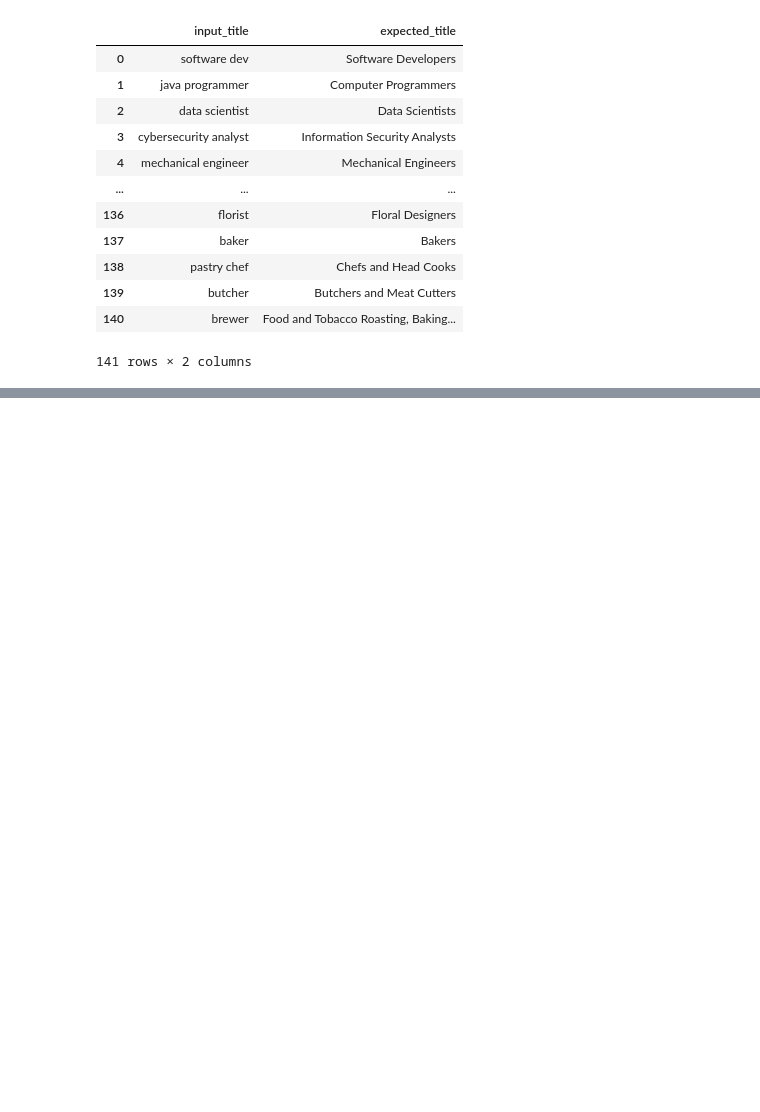
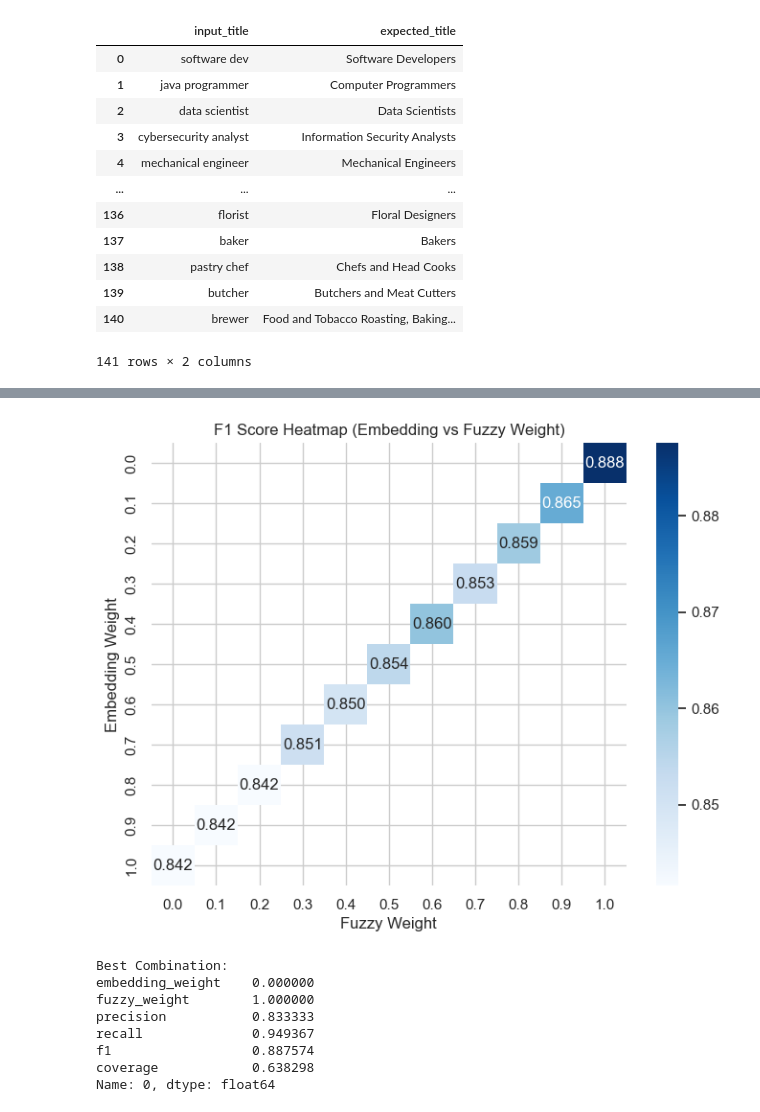
Before and after one commit to devinhelgeson/normalization_service, a Jupyter notebook: eval/evaluate_job_title_normalization.ipynb, the cells around one changed output, grey strips where cells are left out. Drawn from its saved outputs; the diff is of its cells as text; code cells hidden in the pictures; blank space fills up the shorter version.

```diff
--- a/eval/evaluate_job_title_normalization.ipynb
+++ b/eval/evaluate_job_title_normalization.ipynb
@@ -86,12 +255,8 @@ def evaluate_api(endpoint, params, eval_data):
 # %%
 df, metrics = evaluate_api(
     endpoint="http://127.0.0.1:8000/match/embedding",
-    params={
-        "limit": 1,
-        "embedding_score_threshold": 0.0
-    },
-    eval_data=eval_df
+    params={"limit": 1, "embedding_score_threshold": 0.6484985174538472},
+    eval_data=eval_df,
 )
 print(metrics)
-df
 # %% [output]
@@ -364,0 +309,26 @@ for name,_,_,_,df in experiments:
+# %%
+best_row = results_df.sort_values("f1", ascending=False).iloc[0]
+
+pivot_df = results_df.pivot(
+    index="embedding_weight", columns="fuzzy_weight", values="f1"
+)
+
+plt.figure(figsize=(8, 6))
+sns.heatmap(pivot_df, annot=True, fmt=".3f", cmap="Blues")
+plt.title("F1 Score Heatmap (Embedding vs Fuzzy Weight)")
+plt.xlabel("Fuzzy Weight")
+plt.ylabel("Embedding Weight")
+plt.show()
+
+print("Best Combination:")
+print(best_row)
+# %% [output]
+[figure, added]
+Best Combination:
+embedding_weight    0.000000
+fuzzy_weight        1.000000
+precision           0.833333
+recall              0.949367
+f1                  0.887574
+coverage            0.638298
+Name: 0, dtype: float64
```
Also changed, not shown: parts of 23 cells of this notebook, 16 other files.
